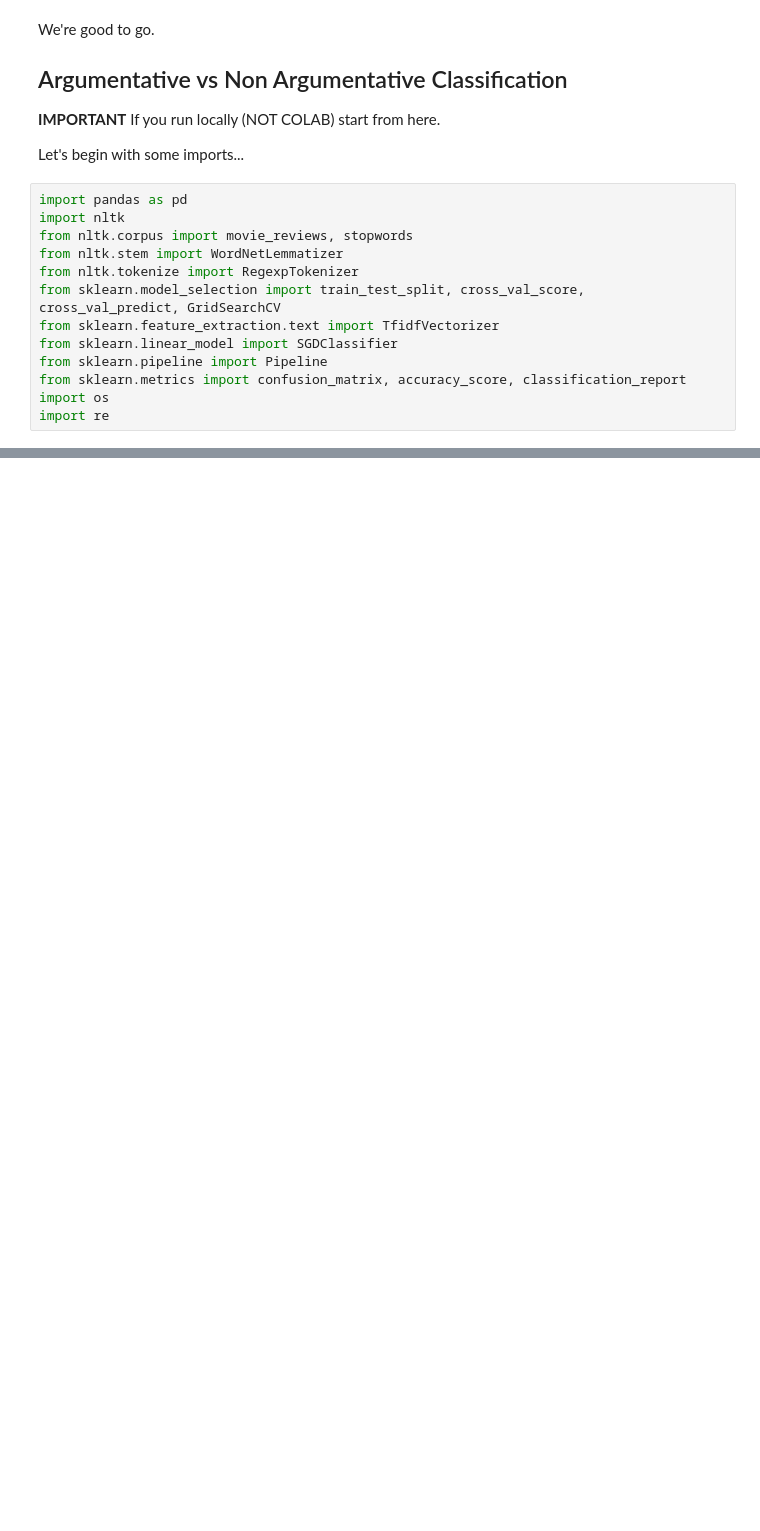
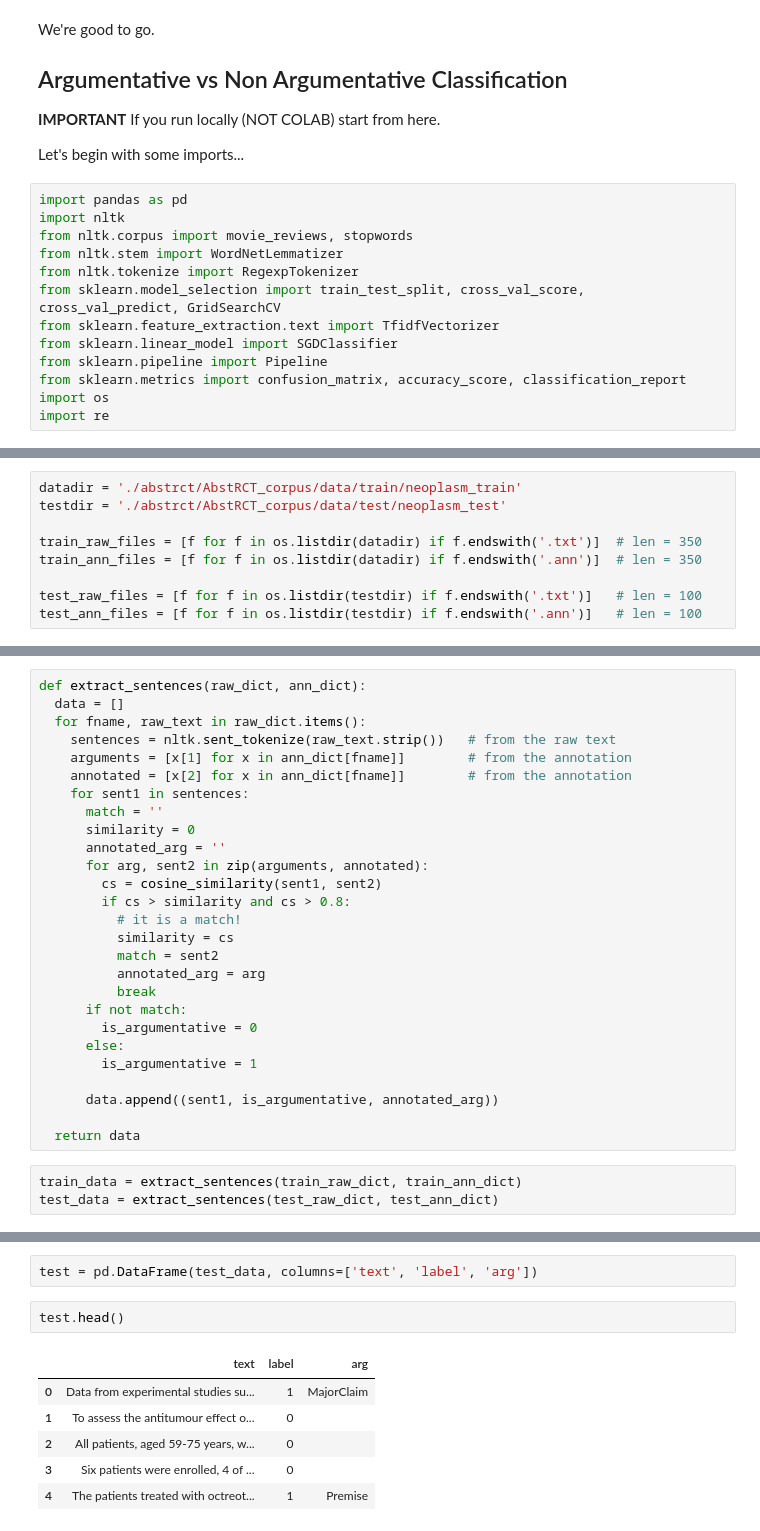
Before and after one commit to marcomilanesio/ai4health, a Jupyter notebook: 1.ipynb, the cells around one changed output, grey strips where cells are left out. Saved outputs shown, nothing was run; the diff lists cells and outputs as text; blank space fills up the shorter version.

```diff
--- a/1.ipynb
+++ b/1.ipynb
@@ -59,0 +285,9 @@ import re
+# %%
+datadir = './abstrct/AbstRCT_corpus/data/train/neoplasm_train'
+testdir = './abstrct/AbstRCT_corpus/data/test/neoplasm_test'
+
+train_raw_files = [f for f in os.listdir(datadir) if f.endswith('.txt')]  # len = 350
+train_ann_files = [f for f in os.listdir(datadir) if f.endswith('.ann')]  # len = 350
+
+test_raw_files = [f for f in os.listdir(testdir) if f.endswith('.txt')]   # len = 100
+test_ann_files = [f for f in os.listdir(testdir) if f.endswith('.ann')]   # len = 100
@@ -59,0 +358,30 @@ import re
+# %%
+def extract_sentences(raw_dict, ann_dict):
+  data = []
+  for fname, raw_text in raw_dict.items():
+    sentences = nltk.sent_tokenize(raw_text.strip())   # from the raw text
+    arguments = [x[1] for x in ann_dict[fname]]        # from the annotation
+    annotated = [x[2] for x in ann_dict[fname]]        # from the annotation
+    for sent1 in sentences:
+      match = ''
+      similarity = 0
+      annotated_arg = ''
+      for arg, sent2 in zip(arguments, annotated):
+        cs = cosine_similarity(sent1, sent2)
+        if cs > similarity and cs > 0.8:
+          # it is a match!
+          similarity = cs
+          match = sent2
+          annotated_arg = arg
+          break
+      if not match:
+        is_argumentative = 0
+      else:
+        is_argumentative = 1
+
+      data.append((sent1, is_argumentative, annotated_arg))
+
+  return data
+# %%
+train_data = extract_sentences(train_raw_dict, train_ann_dict)
+test_data = extract_sentences(test_raw_dict, test_ann_dict)
@@ -59,0 +411,11 @@ import re
+# %%
+test = pd.DataFrame(test_data, columns=['text', 'label', 'arg'])
+# %%
+test.head()
+# %% [output]
+|  | text | label | arg |
+| 0 | Data from experimental studies su... | 1 | MajorClaim |
+| 1 | To assess the antitumour effect o... | 0 |  |
+| 2 | All patients, aged 59-75 years, w... | 0 |  |
+| 3 | Six patients were enrolled, 4 of ... | 0 |  |
+| 4 | The patients treated with octreot... | 1 | Premise |
```
Also changed, not shown: parts of 58 cells of this notebook, 2 other files.
